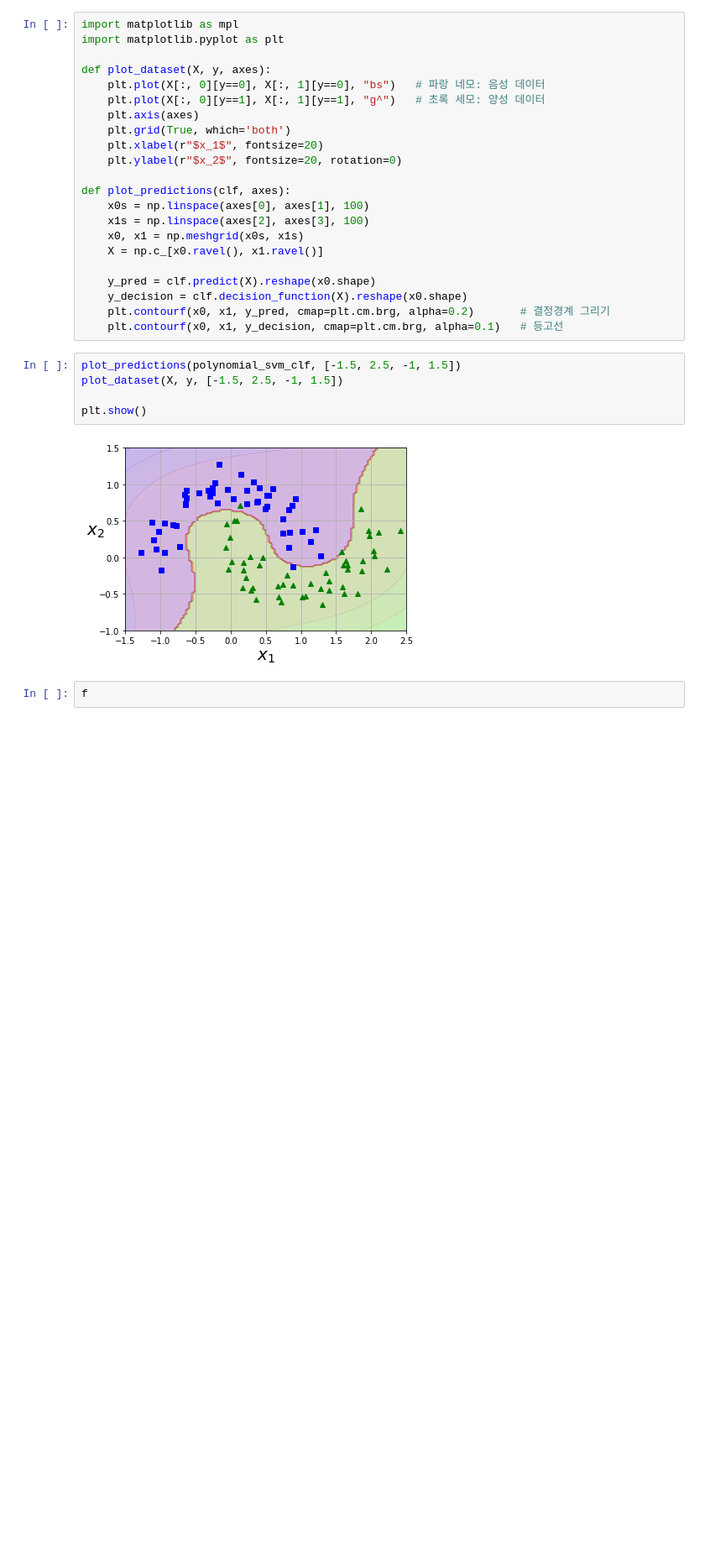
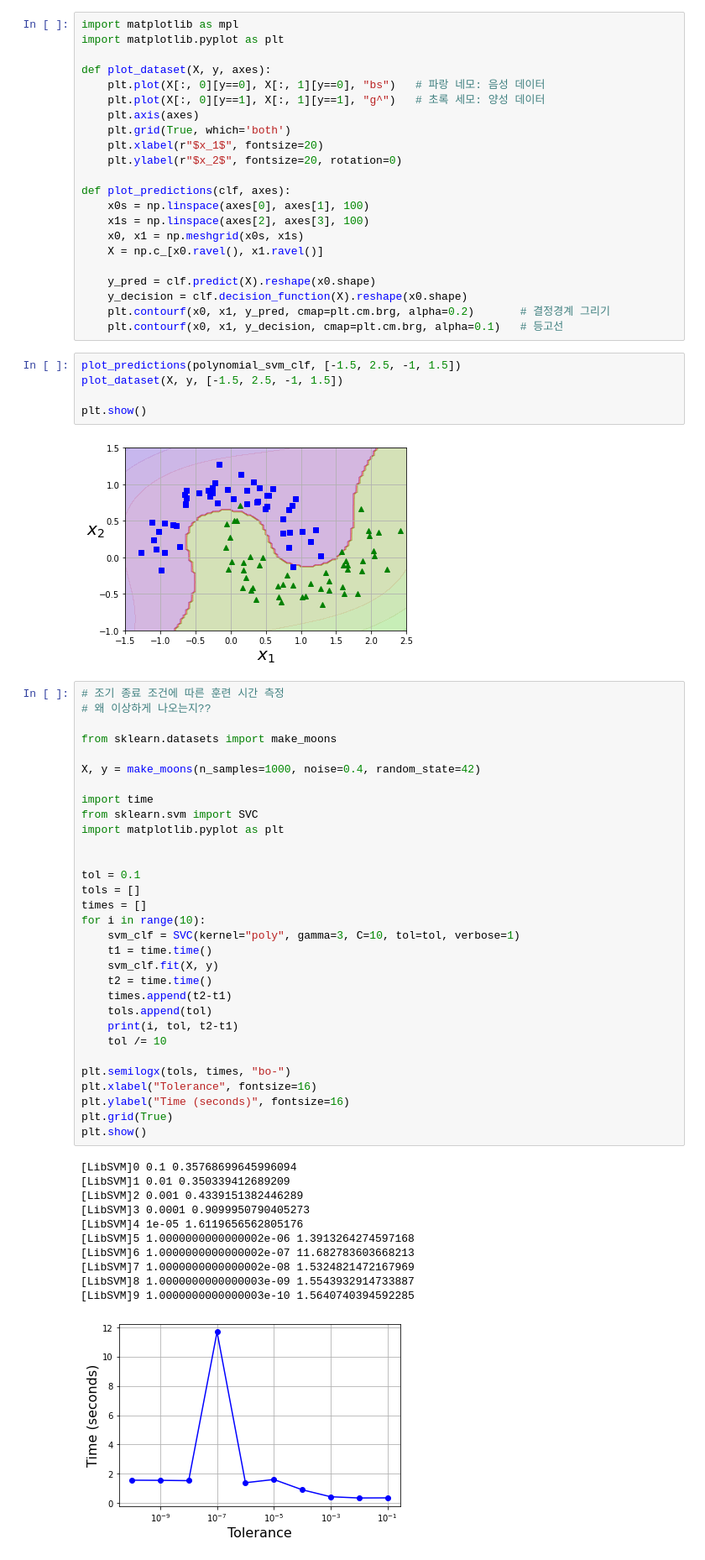
Before and after one commit to linusms/Hands-on, a Jupyter notebook: chapter_5.ipynb, the cells around one changed output. Shown at 84% size. Drawn from its saved outputs; the diff is of its cells as text; blank space fills up the shorter version.

```diff
--- a/chapter_5.ipynb
+++ b/chapter_5.ipynb
@@ -78,5 +78,46 @@ plot_dataset(X, y, [-1.5, 2.5, -1, 1.5])
 plt.show()
 # %% [output]
 [figure]
-# %%
-f
+# %%
+# 조기 종료 조건에 따른 훈련 시간 측정
+# 왜 이상하게 나오는지??
+
+from sklearn.datasets import make_moons
+
+X, y = make_moons(n_samples=1000, noise=0.4, random_state=42)
+
+import time
+from sklearn.svm import SVC
+import matplotlib.pyplot as plt
+
+
+tol = 0.1
+tols = []
+times = []
+for i in range(10):
+    svm_clf = SVC(kernel="poly", gamma=3, C=10, tol=tol, verbose=1)
+    t1 = time.time()
+    svm_clf.fit(X, y)
+    t2 = time.time()
+    times.append(t2-t1)
+    tols.append(tol)
+    print(i, tol, t2-t1)
+    tol /= 10
+
+plt.semilogx(tols, times, "bo-")
+plt.xlabel("Tolerance", fontsize=16)
+plt.ylabel("Time (seconds)", fontsize=16)
+plt.grid(True)
+plt.show()
+# %% [output]
+[LibSVM]0 0.1 0.35768699645996094
+[LibSVM]1 0.01 0.350339412689209
+[LibSVM]2 0.001 0.4339151382446289
+[LibSVM]3 0.0001 0.9099950790405273
+[LibSVM]4 1e-05 1.6119656562805176
+[LibSVM]5 1.0000000000000002e-06 1.3913264274597168
+[LibSVM]6 1.0000000000000002e-07 11.682783603668213
+[LibSVM]7 1.0000000000000002e-08 1.5324821472167969
+[LibSVM]8 1.0000000000000003e-09 1.5543932914733887
+[LibSVM]9 1.0000000000000003e-10 1.5640740394592285
+[figure, added]
```
